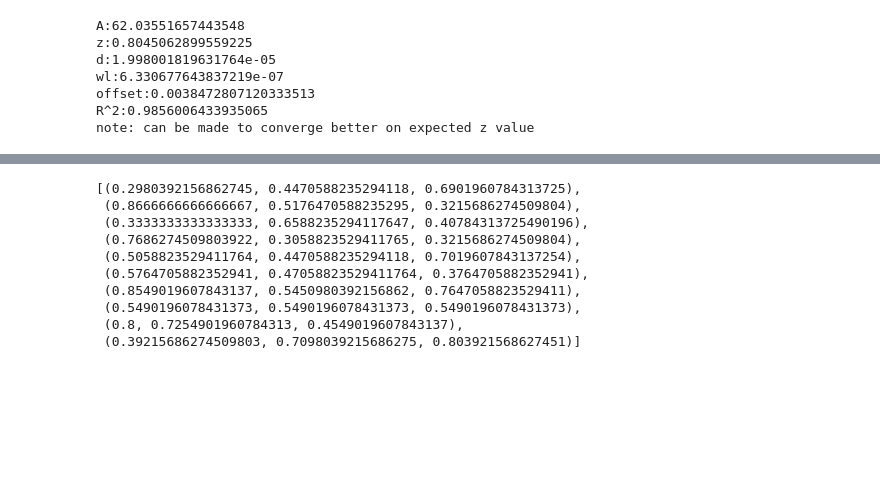
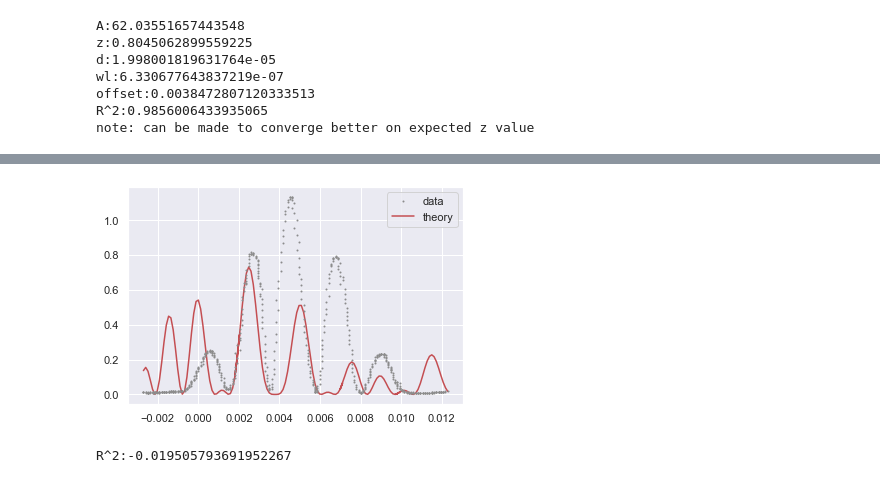
Before and after one commit to EdoMor/notebooks, a Jupyter notebook: edos single slit notebook.ipynb, the cells around one changed output, grey strips where cells are left out. Cells and saved outputs as stored; diff of their text form; code cells hidden in the pictures; blank space fills up the shorter version.

Commit message:
added n slits notebook but now working yet added a lazy function for numerical model with integral [see n slits notebook] fixed n slits model in ease of life scripts

```diff
--- a/edos single slit notebook.ipynb
+++ b/edos single slit notebook.ipynb
@@ -154,16 +169,3 @@ wl:6.321730646763211e-07
 offset:0.00401787560777939
 R^2:0.984414811863369
 note: can be made to converge better using a model that integrates over the iris width
-# %%
-sbs.color_palette()
-# %% [output]
-[(0.2980392156862745, 0.4470588235294118, 0.6901960784313725),
- (0.8666666666666667, 0.5176470588235295, 0.3215686274509804),
- (0.3333333333333333, 0.6588235294117647, 0.40784313725490196),
- (0.7686274509803922, 0.3058823529411765, 0.3215686274509804),
- (0.5058823529411764, 0.4470588235294118, 0.7019607843137254),
- (0.5764705882352941, 0.47058823529411764, 0.3764705882352941),
- (0.8549019607843137, 0.5450980392156862, 0.7647058823529411),
- (0.5490196078431373, 0.5490196078431373, 0.5490196078431373),
- (0.8, 0.7254901960784313, 0.4549019607843137),
- (0.39215686274509803, 0.7098039215686275, 0.803921568627451)]
@@ -169,0 +191,29 @@ sbs.color_palette()
+# %%
+pname=['A', 'z', 'd', 'wl', 'offset']
+z=0.84
+wl=(6.328*(10**(-7)))
+d=16.0e-5
+L=25.0e-5
+A=20
+data=es.read('exp1125/original parameters/double slit/0.08w 0.25s','sweep1.txt')
+r,c=[-0.5,-0.5]
+s,f=[0,-1]
+r,c=[(f-s)/2,(s+f)/2]
+r,c=[300,2080]
+xdata=z*np.sin(np.deg2rad((es.volt_to_angle(data['angle']))[int(c-r):int(c+r)])) #x data agusted for distortion
+ydata=-data['power'][int(c-r):int(c+r)]
+plt.plot(xdata,ydata,'.',markersize=2,zorder=2,color=sbs.color_palette()[7])
+popt, pcov=fit.curve_fit(es.double_slit_model,xdata,ydata,[A, z, d, wl, L ,es.offset],
+                         bounds=((0     ,z-0.1*z,d-0.1*d,wl-0.1*wl,L-0.1*L,-np.inf),
+                                 (np.inf,z+0.1*z,d+0.1*d,wl+0.1*wl,L+0.1*L,np.inf)))
+plt.plot(xdata,es.double_slit_model(xdata,*popt),zorder=1,color=sbs.color_palette()[3])
+plt.legend(['data','theory'])
+# plt.title('single slit interference 0.16mm')
+# plt.xlabel('distance[meter]')
+# plt.ylabel('laser amplitude[volt]')
+plt.show()
+# for i in range(len(popt)): print(pname[i]+':'+str(popt[i]))
+print('R^2:'+str(es.Rsquared(xdata,ydata,es.double_slit_model,popt)))
+# %% [output]
+[figure, added]
+R^2:-0.019505793691952267
```
Also changed, not shown: parts of 5 cells of this notebook, 2 other files.
